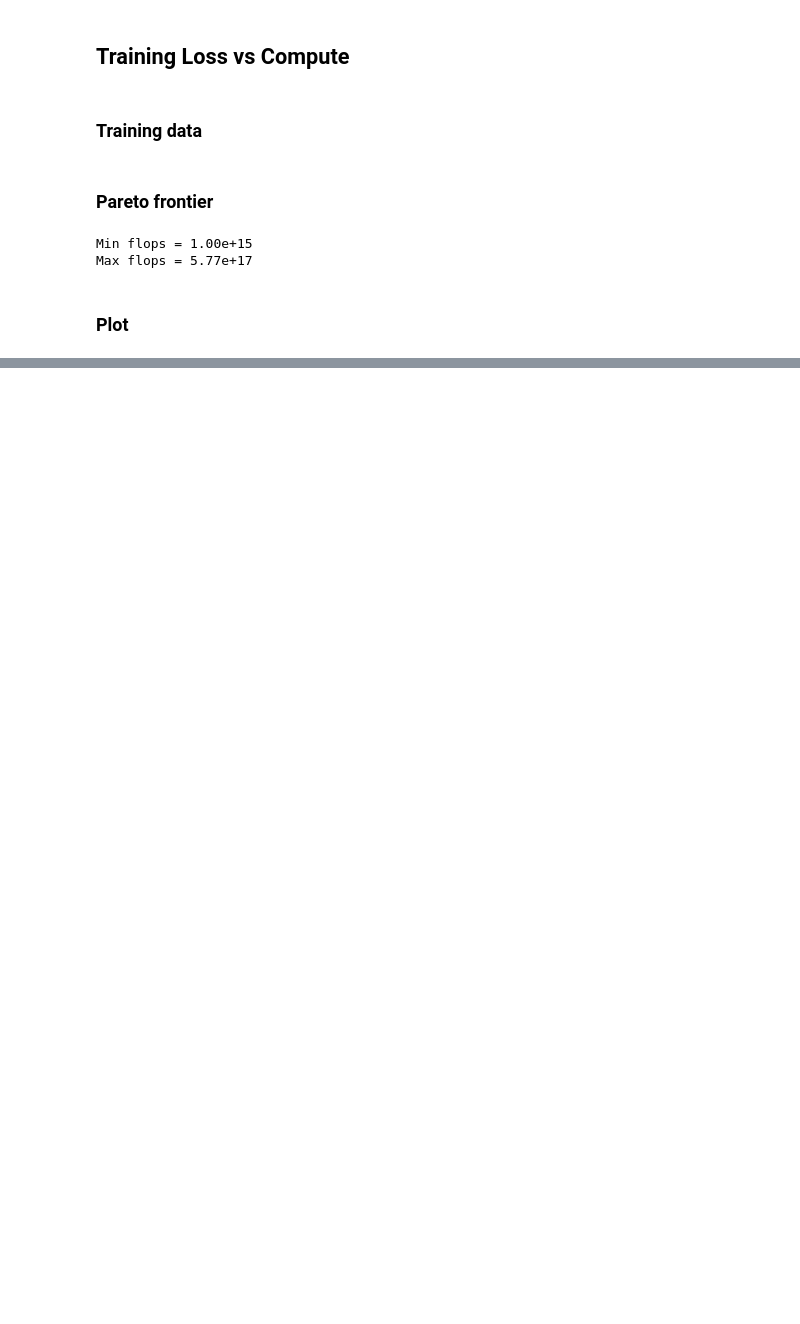
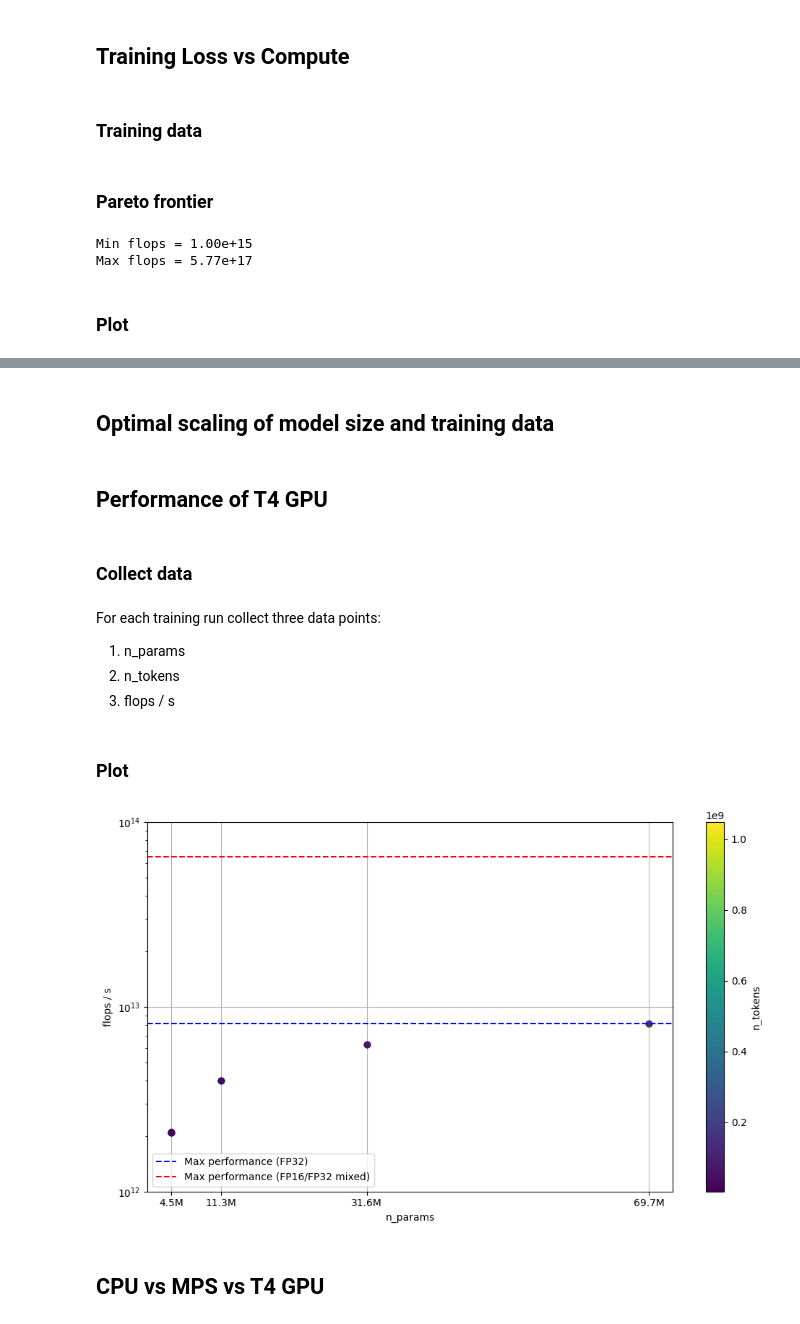
Before and after one commit to simidzija/Scaling-Laws, a Jupyter notebook: analysis.ipynb, the cells around one changed output, grey strips where cells are left out. Drawn from its saved outputs; the diff is of its cells as text; code cells hidden in the pictures; blank space fills up the shorter version.

Commit message:
Analyze training loss vs compute and GPU performance

```diff
--- a/analysis.ipynb
+++ b/analysis.ipynb
@@ -135,5 +134,8 @@ def pareto_extrapolate(flops):
 
     return 2 ** (slope * np.log2(flops) + intercept)
 
-pareto_extrapolate(1e19)
+print('Expected pareto losses:')
+for f in [1e19, 1e20, 1e21, 1e22, 1e23]:
+    expected_loss = pareto_extrapolate(f)
+    print(f'  Flops = {f:.2e} ==> Pareto loss = {expected_loss:.2f}')
 # %% [output]
@@ -140,0 +148,11 @@ np.float64(3.2982266031167917)
+# %% [markdown]
+## Optimal scaling of model size and training data
+# %% [markdown]
+## Performance of T4 GPU
+# %% [markdown]
+### Collect data
+# %% [markdown]
+For each training run collect three data points:
+1. n_params
+2. n_tokens
+2. flops / s
@@ -140,0 +183,46 @@ np.float64(3.2982266031167917)
+# %% [markdown]
+### Plot
+# %%
+# create figure and axis
+fig, ax = plt.subplots(figsize=(10, 6))
+
+# colourmap (represents n_tokens)
+cmap = plt.cm.viridis
+min_toks = min(n_toks for _, n_toks, _ in data_list)
+max_toks = max(n_toks for _, n_toks, _ in data_list)
+norm = Normalize(vmin=min_toks, vmax=max_toks)
+
+# plot training curves
+for n_params, n_tokens, flops_per_s in data_list:
+    ax.plot(n_params, flops_per_s, 'o', color=cmap(norm(n_tokens)))
+
+# colourbar
+sm = ScalarMappable(norm=norm, cmap=cmap)
+sm.set_array([])
+cbar = plt.colorbar(sm, ax=ax)
+cbar.set_label('n_tokens')
+
+# optimal performance
+max_flops_fp32 = 8.1e12
+max_flops_mixed = 65e12
+ax.axhline(max_flops_fp32, ls='--', color='blue',
+           label='Max performance (FP32)')
+ax.axhline(max_flops_mixed, ls='--', color='red',
+           label='Max performance (FP16/FP32 mixed)')
+
+# labels
+ax.set_xlabel('n_params')
+ax.set_ylabel('flops / s')
+ax.set_xticks([4.5e6, 11.3e6, 31.2e6, 69.7e6])
+ax.set_xticklabels(['4.5M', '11.3M', '31.6M', '69.7M'])
+ax.set_ylim(1e12, 1e14)
+ax.grid(True)
+ax.legend()
+ax.set_yscale('log')
+
+plt.tight_layout()
+plt.show()
+# %% [output]
+[figure, added]
+# %% [markdown]
+## CPU vs MPS vs T4 GPU
```
Also changed, not shown: parts of 5 cells of this notebook.
